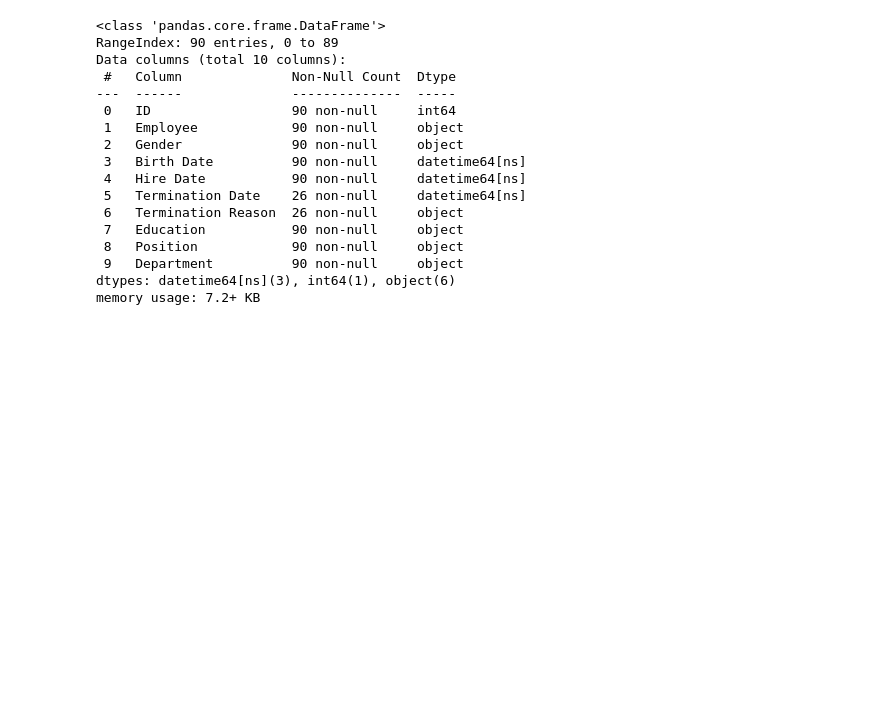
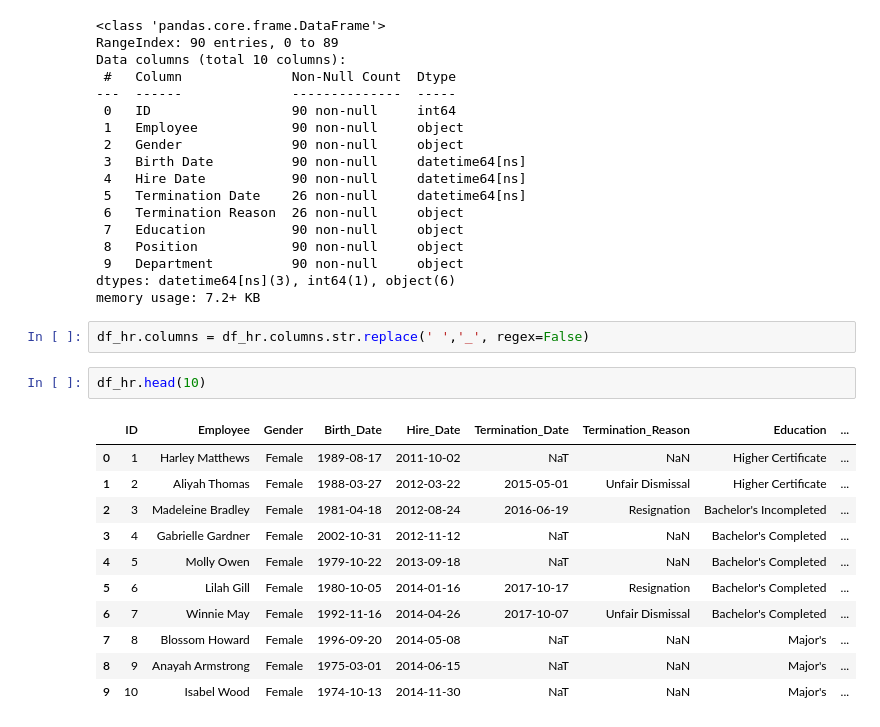
Before and after one commit to arduinto/HRAnalytics, a Jupyter notebook: KPIAnalytics.ipynb, the cells around one changed output. Saved outputs shown, nothing was run; the diff lists cells and outputs as text; blank space fills up the shorter version.

```diff
--- a/KPIAnalytics.ipynb
+++ b/KPIAnalytics.ipynb
@@ -196,3 +196,19 @@ Data columns (total 10 columns):
  9   Department          90 non-null     object
 dtypes: datetime64[ns](3), int64(1), object(6)
 memory usage: 7.2+ KB
+# %%
+df_hr.columns = df_hr.columns.str.replace(' ','_', regex=False)
+# %%
+df_hr.head(10)
+# %% [output]
+|  | ID | Employee | Gender | Birth_Date | Hire_Date | Termination_Date | Termination_Reason | Education | ... |
+| 0 | 1 | Harley Matthews | Female | 1989-08-17 | 2011-10-02 | NaT | NaN | Higher Certificate | ... |
+| 1 | 2 | Aliyah Thomas | Female | 1988-03-27 | 2012-03-22 | 2015-05-01 | Unfair Dismissal | Higher Certificate | ... |
+| 2 | 3 | Madeleine Bradley | Female | 1981-04-18 | 2012-08-24 | 2016-06-19 | Resignation | Bachelor's Incompleted | ... |
+| 3 | 4 | Gabrielle Gardner | Female | 2002-10-31 | 2012-11-12 | NaT | NaN | Bachelor's Completed | ... |
+| 4 | 5 | Molly Owen | Female | 1979-10-22 | 2013-09-18 | NaT | NaN | Bachelor's Completed | ... |
+| 5 | 6 | Lilah Gill | Female | 1980-10-05 | 2014-01-16 | 2017-10-17 | Resignation | Bachelor's Completed | ... |
+| 6 | 7 | Winnie May | Female | 1992-11-16 | 2014-04-26 | 2017-10-07 | Unfair Dismissal | Bachelor's Completed | ... |
+| 7 | 8 | Blossom Howard | Female | 1996-09-20 | 2014-05-08 | NaT | NaN | Major's | ... |
+| 8 | 9 | Anayah Armstrong | Female | 1975-03-01 | 2014-06-15 | NaT | NaN | Major's | ... |
+| 9 | 10 | Isabel Wood | Female | 1974-10-13 | 2014-11-30 | NaT | NaN | Major's | ... |
```
Also changed, not shown: parts of 5 cells of this notebook.
